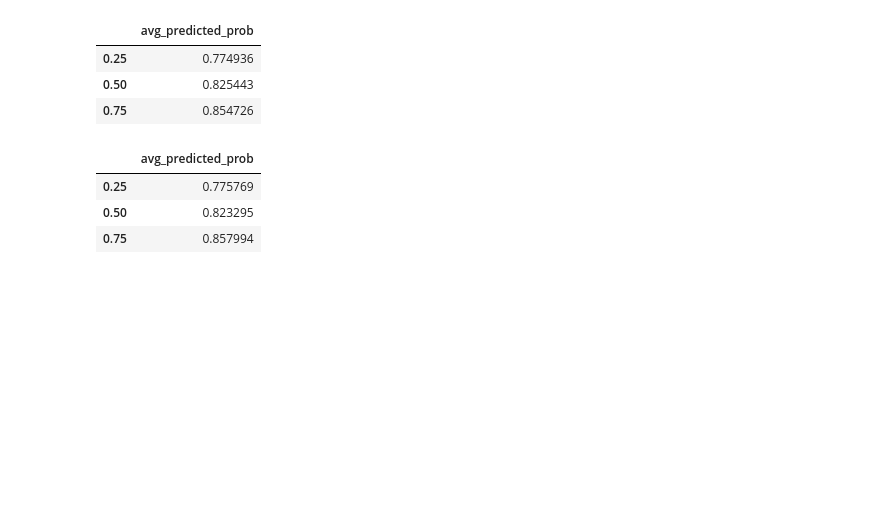
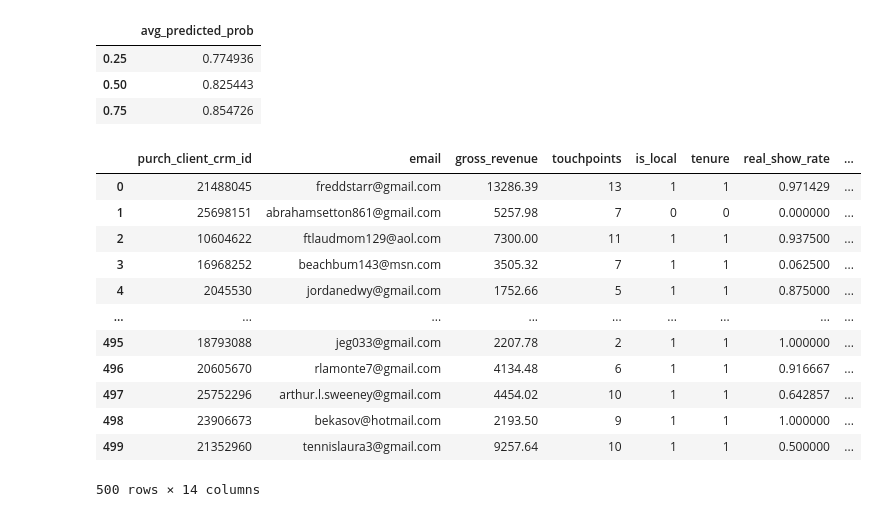
Before and after one commit to riffere-fla/pandas_party, a Jupyter notebook: renewal_scoring_2627.ipynb, the cells around one changed output. Saved outputs shown, nothing was run; the diff lists cells and outputs as text; code cells hidden in the pictures; blank space fills up the shorter version.

```diff
--- a/renewal_scoring_2627.ipynb
+++ b/renewal_scoring_2627.ipynb
@@ -957,19 +957,41 @@ survey_map = {
 premier_final_df['arena_level_internal'] = premier_final_df.apply(
     lambda row: survey_map.get(row['arena_level_internal'], 0), axis=1)
 # %%
+final_df = pd.concat([full_final_df, premier_final_df], axis = 0)
+
+
 full_final_df[['avg_predicted_prob']].quantile(q = [0.25,0.5,0.75], interpolation='midpoint')
 # %% [output]
 |  | avg_predicted_prob |
 | 0.25 | 0.774936 |
 | 0.50 | 0.825443 |
 | 0.75 | 0.854726 |
-# %%
-premier_final_df[['avg_predicted_prob']].quantile(q = [0.25,0.5,0.75], interpolation='midpoint')
-# %% [output]
-|  | avg_predicted_prob |
-| 0.25 | 0.775769 |
-| 0.50 | 0.823295 |
-| 0.75 | 0.857994 |
+# %%
+bad_responses = final_df[final_df['renewal_likelihood_survey'].isin([-1,-2])]
+
+length = len(bad_responses)
+
+non_bad_responses = final_df[final_df['renewal_likelihood_survey'].isin([0,1,2])]
+
+bottom_500 = non_bad_responses.sort_values(by = ['avg_predicted_prob']).head(500-length)
+# %%
+campaign = pd.concat([bad_responses, bottom_500], axis = 0).reset_index(drop = True)
+
+campaign
+# %% [output]
+|  | purch_client_crm_id | email | gross_revenue | touchpoints | is_local | tenure | real_show_rate | ... |
+| 0 | 21488045 | freddstarr@gmail.com | 13286.39 | 13 | 1 | 1 | 0.971429 | ... |
+| 1 | 25698151 | abrahamsetton861@gmail.com | 5257.98 | 7 | 0 | 0 | 0.000000 | ... |
+| 2 | 10604622 | ftlaudmom129@aol.com | 7300.00 | 11 | 1 | 1 | 0.937500 | ... |
+| 3 | 16968252 | beachbum143@msn.com | 3505.32 | 7 | 1 | 1 | 0.062500 | ... |
+| 4 | 2045530 | jordanedwy@gmail.com | 1752.66 | 5 | 1 | 1 | 0.875000 | ... |
+| ... | ... | ... | ... | ... | ... | ... | ... | ... |
+| 495 | 18793088 | jeg033@gmail.com | 2207.78 | 2 | 1 | 1 | 1.000000 | ... |
+| 496 | 20605670 | rlamonte7@gmail.com | 4134.48 | 6 | 1 | 1 | 0.916667 | ... |
+| 497 | 25752296 | arthur.l.sweeney@gmail.com | 4454.02 | 10 | 1 | 1 | 0.642857 | ... |
+| 498 | 23906673 | bekasov@hotmail.com | 2193.50 | 9 | 1 | 1 | 1.000000 | ... |
+| 499 | 21352960 | tennislaura3@gmail.com | 9257.64 | 10 | 1 | 1 | 0.500000 | ... |
+500 rows × 14 columns
 # %%
 # concat fulls and premiers and write to the warehouse
 
```
